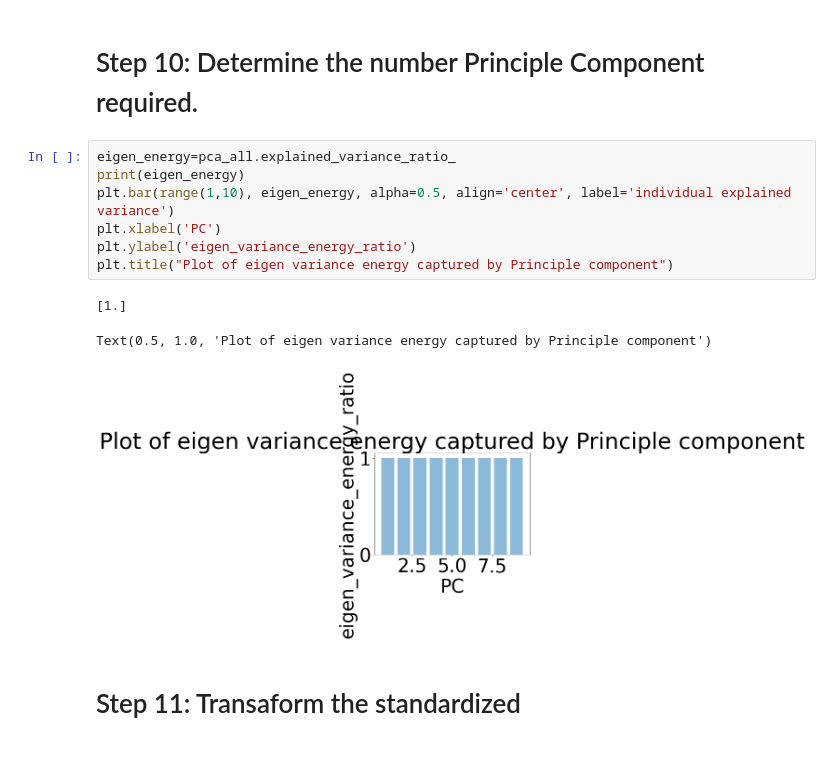
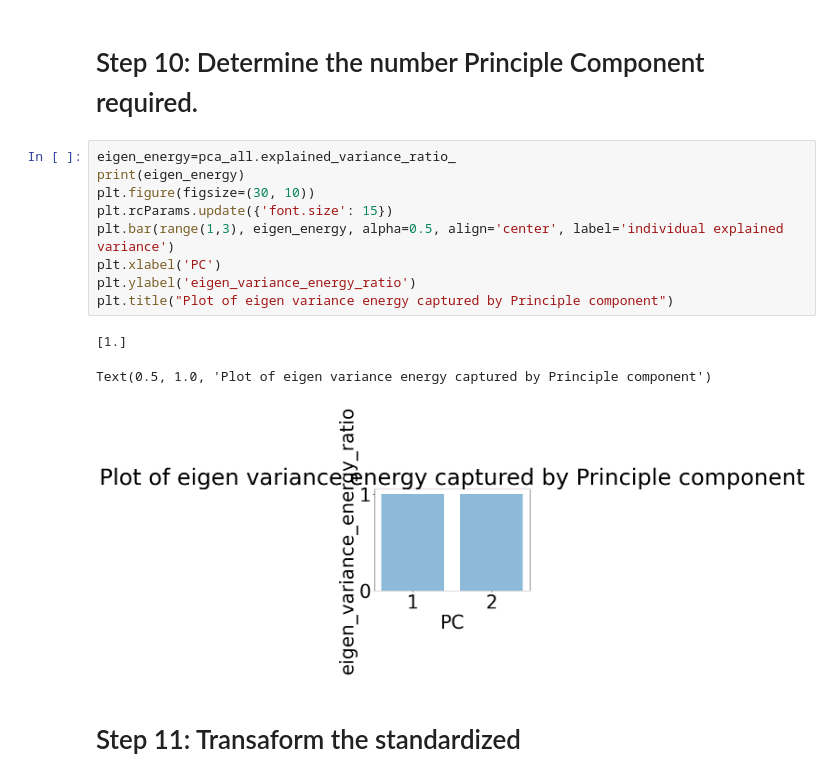
Before and after one commit to Bcwz/Capstone_Wearable_IoT, a Jupyter notebook: Machine_Learning/training_model.ipynb, the cells around one changed output. Cells and saved outputs as stored; diff of their text form.

```diff
--- a/Machine_Learning/training_model.ipynb
+++ b/Machine_Learning/training_model.ipynb
@@ -314,14 +314,16 @@ print(standardized)
 # %%
 eigen_energy=pca_all.explained_variance_ratio_
 print(eigen_energy)
-plt.bar(range(1,10), eigen_energy, alpha=0.5, align='center', label='individual explained variance')
+plt.figure(figsize=(30, 10))
+plt.rcParams.update({'font.size': 15})
+plt.bar(range(1,3), eigen_energy, alpha=0.5, align='center', label='individual explained variance')
 plt.xlabel('PC')
 plt.ylabel('eigen_variance_energy_ratio')
 plt.title("Plot of eigen variance energy captured by Principle component")
 # %% [output]
 [1.]
 Text(0.5, 1.0, 'Plot of eigen variance energy captured by Principle component')
-[figure, old version]
+[figure, new version]
 # %% [markdown]
 # Step 11: Transaform the standardized
 # %%
```
Also changed, not shown: 7 other files.
